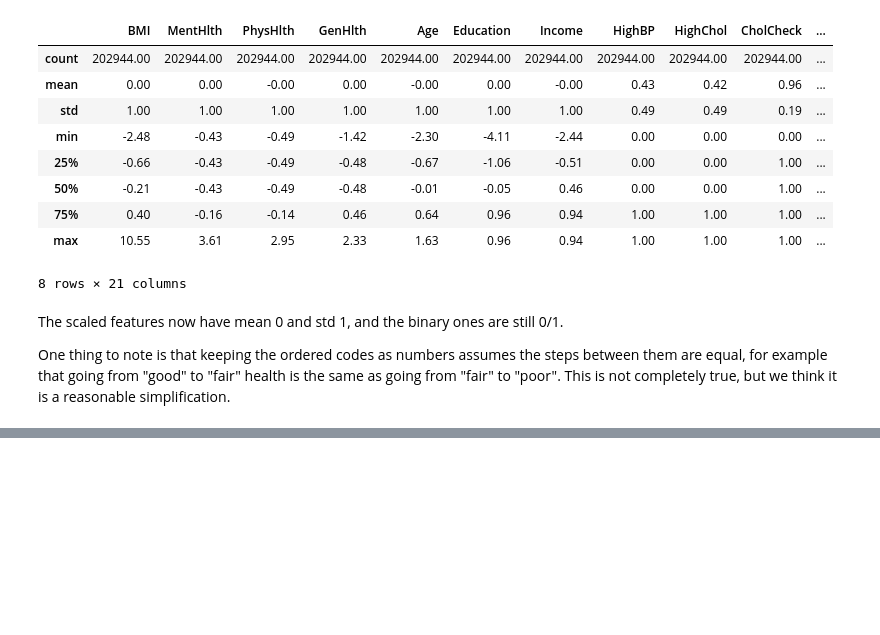
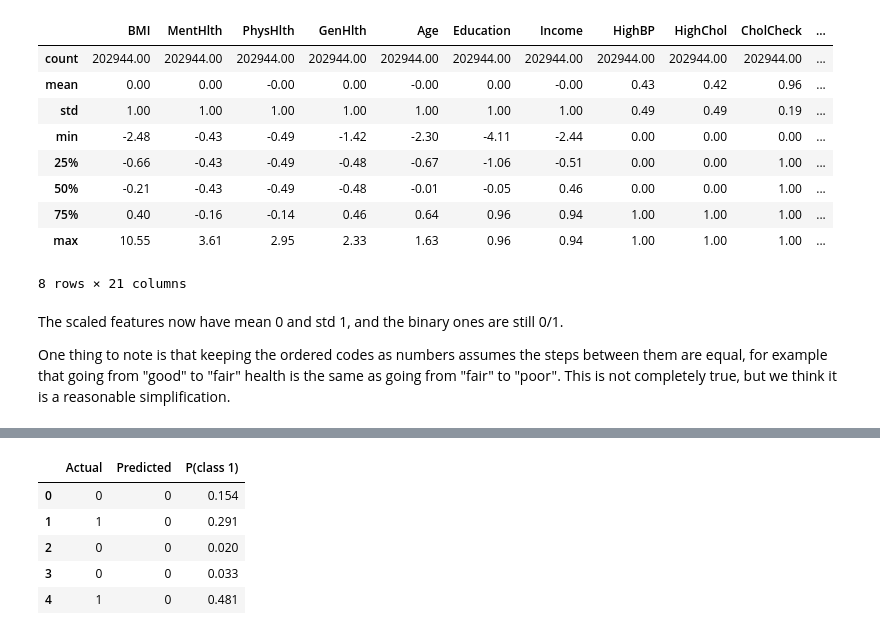
Before and after one commit to Muggenpvp/machine_learning_group2, a Jupyter notebook: assignment2/assignment2.ipynb, the cells around one changed output, grey strips where cells are left out. Cells and saved outputs as stored; diff of their text form; code cells hidden in the pictures; blank space fills up the shorter version.

```diff
--- a/assignment2/assignment2.ipynb
+++ b/assignment2/assignment2.ipynb
@@ -368,0 +373,22 @@ One thing to note is that keeping the ordered codes as numbers assumes the steps
+# %%
+from sklearn.pipeline import Pipeline
+from sklearn.linear_model import LogisticRegression
+
+model = Pipeline([
+    ('preprocess', preprocessor),
+    ('classifier', LogisticRegression(max_iter=1000)),
+])
+
+model.fit(X_train, y_train)
+
+y_pred = model.predict(X_test)                # predicted classes (0 or 1)
+y_proba = model.predict_proba(X_test)[:, 1]   # predicted probability of class 1
+
+pd.DataFrame({'Actual': y_test.values, 'Predicted': y_pred, 'P(class 1)': y_proba.round(3)}).head()
+# %% [output]
+|  | Actual | Predicted | P(class 1) |
+| 0 | 0 | 0 | 0.154 |
+| 1 | 1 | 0 | 0.291 |
+| 2 | 0 | 0 | 0.020 |
+| 3 | 0 | 0 | 0.033 |
+| 4 | 1 | 0 | 0.481 |
```
Also changed, not shown: parts of 1 cell of this notebook.
